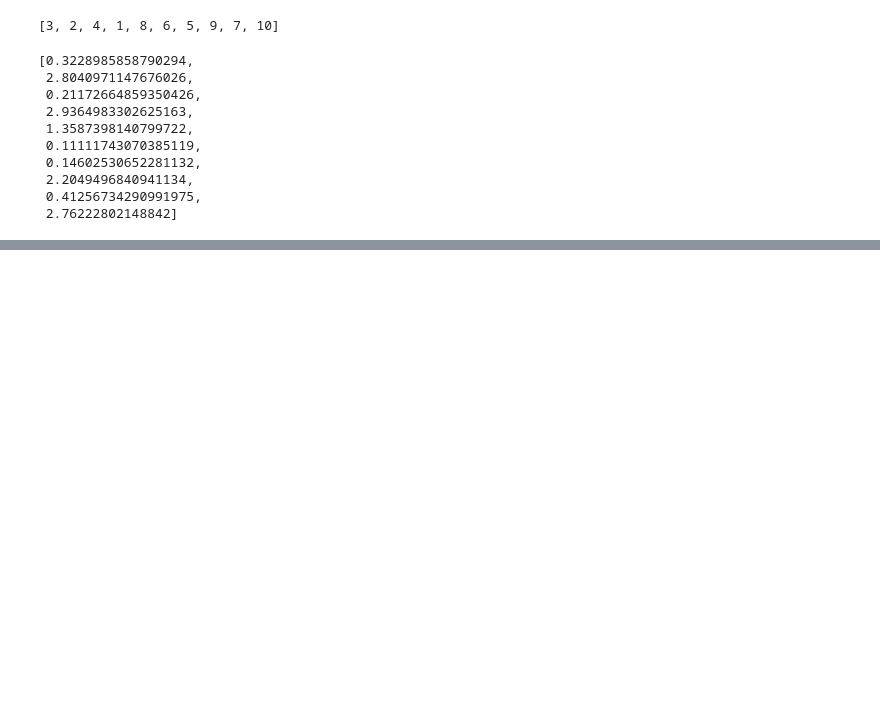
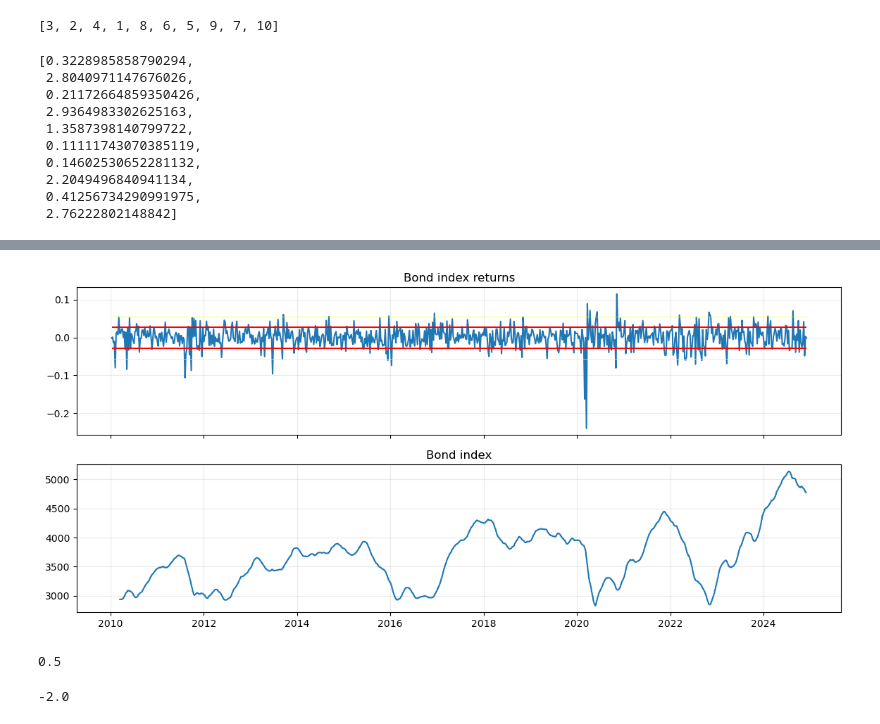
Before and after one commit to jata4321/multipage_exercises, a Jupyter notebook: Streamlit_Sqlite3_code_sandbox_file.ipynb, the cells around one changed output, grey strips where cells are left out. Cells and saved outputs as stored; diff of their text form; code cells hidden in the pictures; blank space fills up the shorter version.

```diff
--- a/Streamlit_Sqlite3_code_sandbox_file.ipynb
+++ b/Streamlit_Sqlite3_code_sandbox_file.ipynb
@@ -90,0 +258,22 @@ a
+# %%
+fig, (ax1, ax2) = plt.subplots(2, 1, sharex=True, figsize=(14,6))
+ax1.plot(bond_index_ret)
+ax1.hlines(y=[bond_index_ret.std(), -bond_index_ret.std()],
+           xmin=bond_index_ret.index.min(),
+           xmax=bond_index_ret.index.max(),
+           linestyles='solid',
+           color='red')
+ax1.hlines(y=[bond_index_ret.std()*2, -bond_index_ret.std()*2],
+           xmin=bond_index_ret.index.min(),
+           xmax=bond_index_ret.index.max(),
+           linestyles='solid',
+           color='yellow',
+           alpha=0.95, lw=0.5)
+ax1.grid(alpha=0.25)
+ax1.set_title("Bond index returns")
+ax2.set_title("Bond index")
+ax2.plot(bond_index['Close'].rolling(52).mean())
+ax2.grid(alpha=0.25)
+plt.show()
+# %% [output]
+[figure, added]
@@ -90,0 +284,8 @@ a
+# %%
+Nordstrom.cdf(100)
+# %% [output]
+0.5
+# %%
+Nordstrom.zscore(80)
+# %% [output]
+-2.0
```
Also changed, not shown: parts of 24 cells of this notebook, 2 other files.
